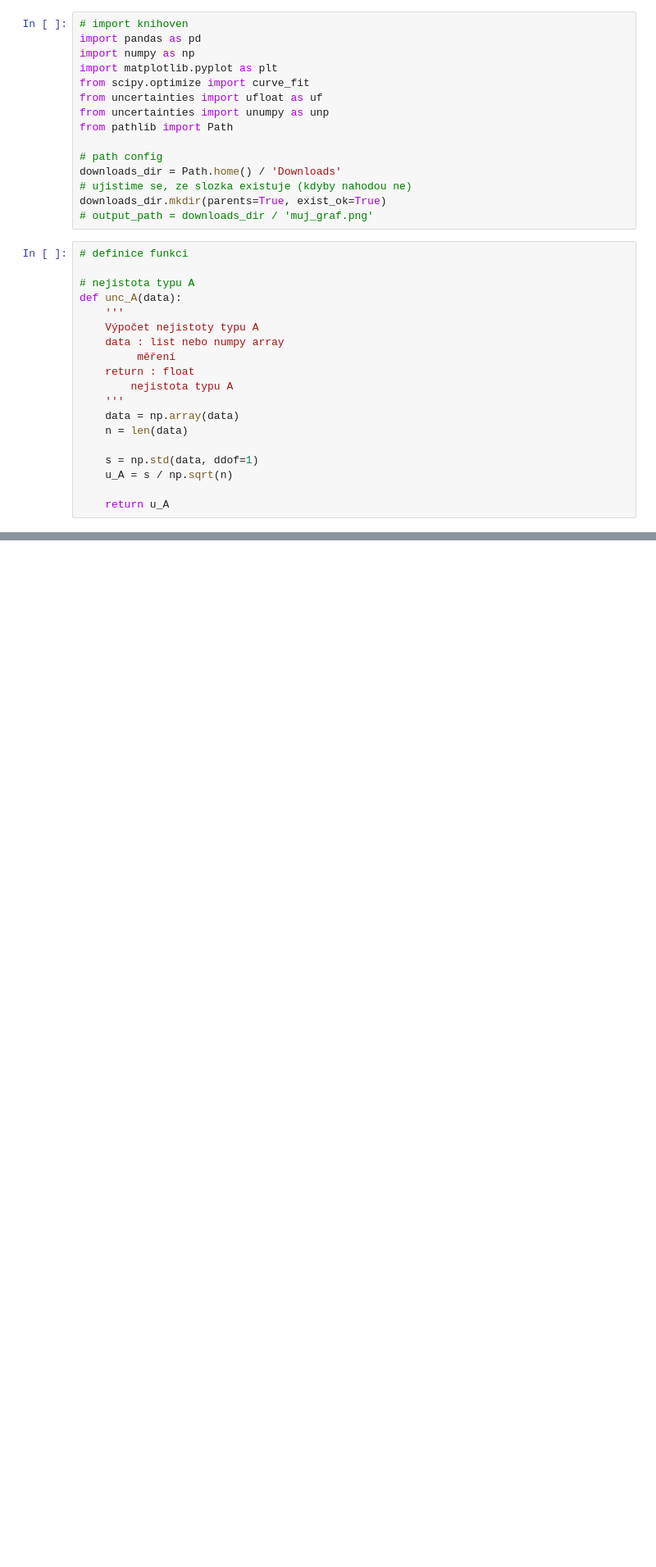
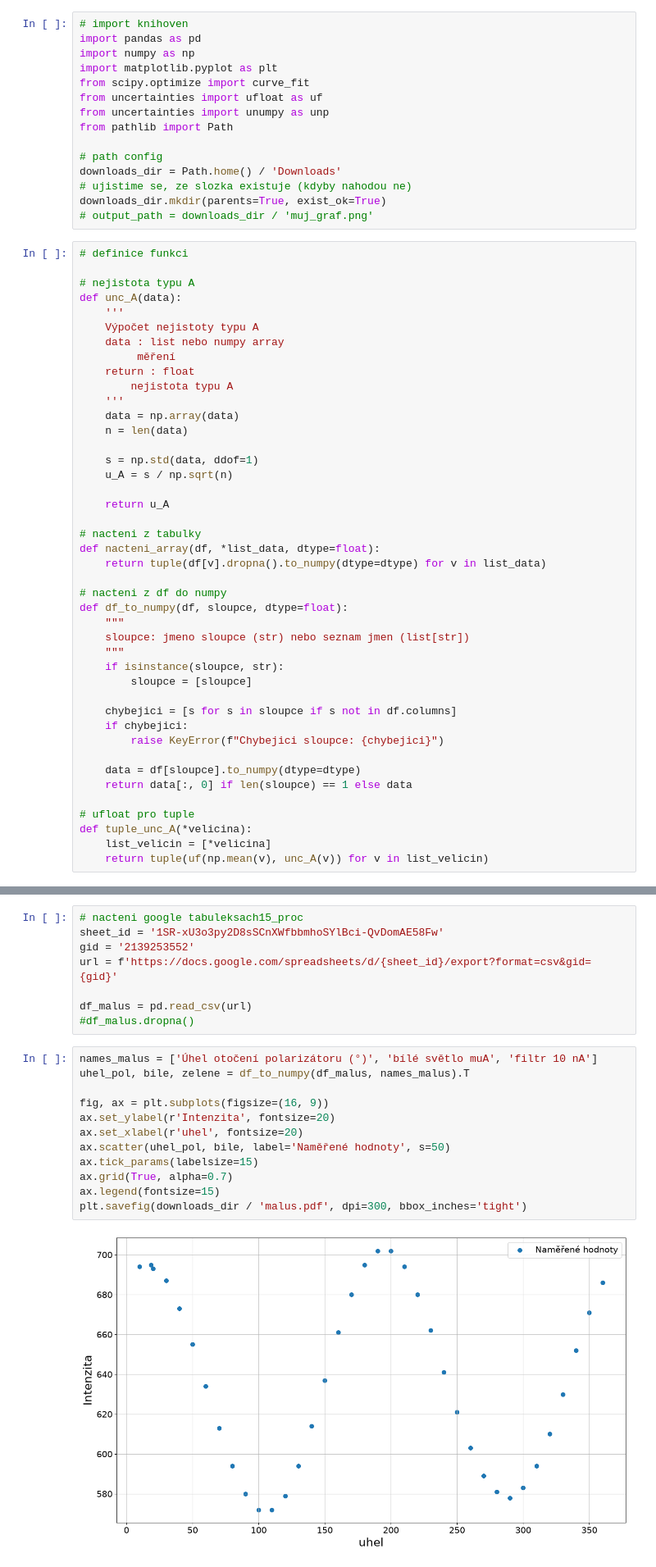
Before and after one commit to fildapanko/praktikum, a Jupyter notebook: pr2/praktikum2_10.ipynb, the cells around one changed output, grey strips where cells are left out. Shown at 82% size. Cells and saved outputs as stored; diff of their text form; blank space fills up the shorter version.

```diff
--- a/pr2/praktikum2_10.ipynb
+++ b/pr2/praktikum2_10.ipynb
@@ -32,4 +32,28 @@ def unc_A(data):
     u_A = s / np.sqrt(n)
 
     return u_A
+
+# nacteni z tabulky
+def nacteni_array(df, *list_data, dtype=float):
+    return tuple(df[v].dropna().to_numpy(dtype=dtype) for v in list_data)
+
+# nacteni z df do numpy
+def df_to_numpy(df, sloupce, dtype=float):
+    """
+    sloupce: jmeno sloupce (str) nebo seznam jmen (list[str])
+    """
+    if isinstance(sloupce, str):
+        sloupce = [sloupce]
+
+    chybejici = [s for s in sloupce if s not in df.columns]
+    if chybejici:
+        raise KeyError(f"Chybejici sloupce: {chybejici}")
+
+    data = df[sloupce].to_numpy(dtype=dtype)
+    return data[:, 0] if len(sloupce) == 1 else data
+
+# ufloat pro tuple
+def tuple_unc_A(*velicina):
+    list_velicin = [*velicina]
+    return tuple(uf(np.mean(v), unc_A(v)) for v in list_velicin)
 # %%
@@ -44,0 +109,22 @@ df_refrakto.dropna()
+# %%
+# nacteni google tabuleksach15_proc
+sheet_id = '1SR-xU3o3py2D8sSCnXWfbbmhoSYlBci-QvDomAE58Fw'
+gid = '2139253552'
+url = f'https://docs.google.com/spreadsheets/d/{sheet_id}/export?format=csv&gid={gid}'
+
+df_malus = pd.read_csv(url)
+#df_malus.dropna()
+# %%
+names_malus = ['Úhel otočení polarizátoru (°)', 'bílé světlo muA', 'filtr 10 nA']
+uhel_pol, bile, zelene = df_to_numpy(df_malus, names_malus).T
+
+fig, ax = plt.subplots(figsize=(16, 9))
+ax.set_ylabel(r'Intenzita', fontsize=20)
+ax.set_xlabel(r'uhel', fontsize=20)
+ax.scatter(uhel_pol, bile, label='Naměřené hodnoty', s=50)
+ax.tick_params(labelsize=15)
+ax.grid(True, alpha=0.7)
+ax.legend(fontsize=15)
+plt.savefig(downloads_dir / 'malus.pdf', dpi=300, bbox_inches='tight')
+# %% [output]
+[figure, added]
```
Also changed, not shown: parts of 4 cells of this notebook.
